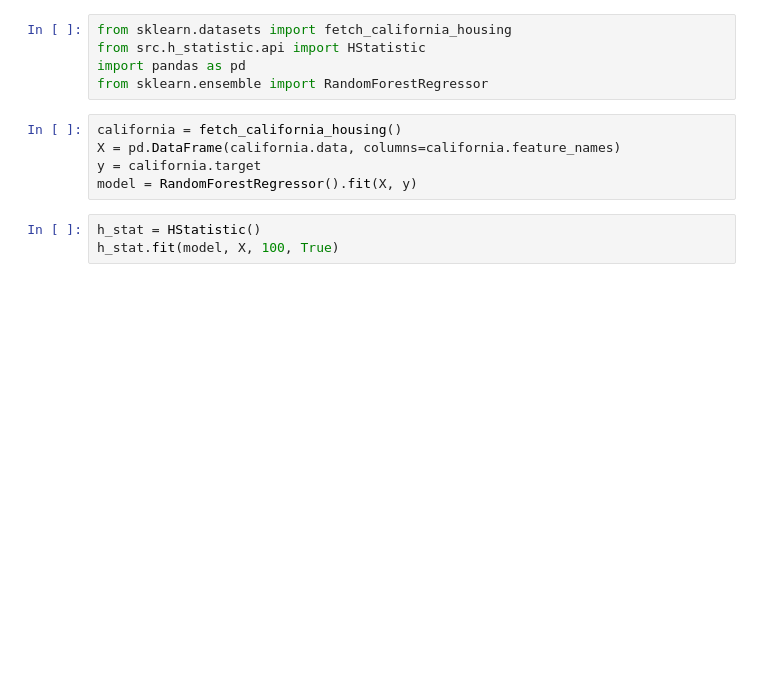
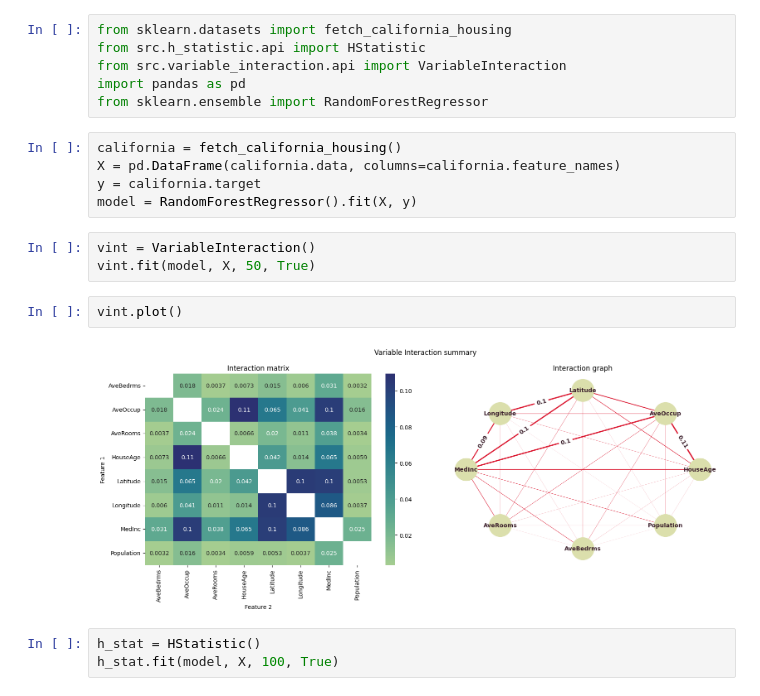
Before and after one commit to pyartemis/artemis, a Jupyter notebook: experiments/h_statistic_experiments.ipynb, the cells around one changed output. Saved outputs shown, nothing was run; the diff lists cells and outputs as text; blank space fills up the shorter version.

```diff
--- a/experiments/h_statistic_experiments.ipynb
+++ b/experiments/h_statistic_experiments.ipynb
@@ -1,6 +1,7 @@
 # %%
 from sklearn.datasets import fetch_california_housing
 from src.h_statistic.api import HStatistic
+from src.variable_interaction.api import VariableInteraction
 import pandas as pd
 from sklearn.ensemble import RandomForestRegressor
 # %%
@@ -8,6 +9,13 @@ california = fetch_california_housing()
 X = pd.DataFrame(california.data, columns=california.feature_names)
 y = california.target
 model = RandomForestRegressor().fit(X, y)
+# %%
+vint = VariableInteraction()
+vint.fit(model, X, 50, True)
+# %%
+vint.plot()
+# %% [output]
+[figure, added]
 # %%
 h_stat = HStatistic()
 h_stat.fit(model, X, 100, True)
```
Also changed, not shown: parts of 3 cells of this notebook.
